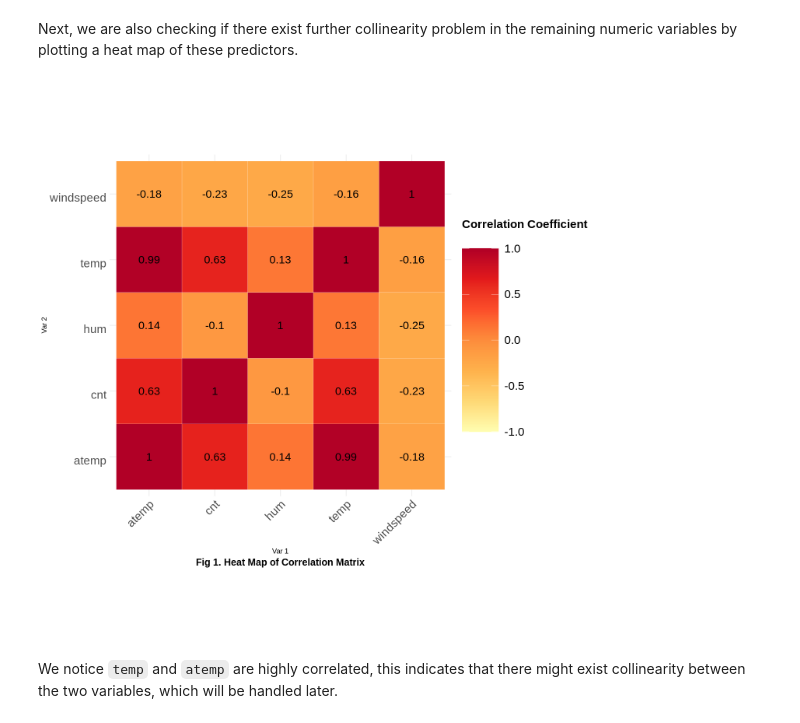
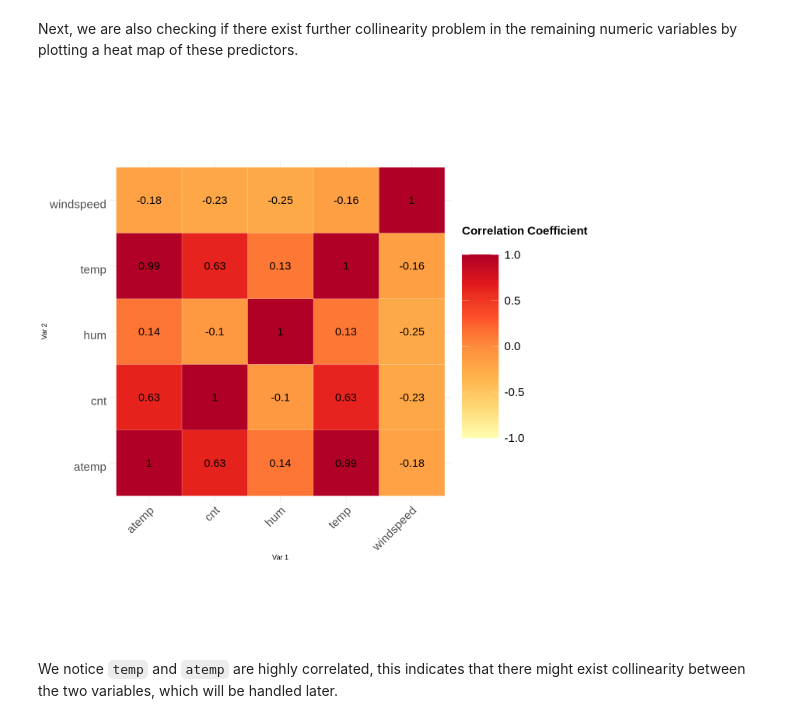
Before and after one commit to tonyliang19/stat301-group-project, a Jupyter notebook: src/methods_tony.ipynb, the cells around one changed output. Cells and saved outputs as stored; diff of their text form; code cells hidden in the pictures.

```diff
--- a/src/methods_tony.ipynb
+++ b/src/methods_tony.ipynb
@@ -140,37 +186,36 @@ options(repr.plot.width = 12, repr.plot.height = 12)
 corr_mat <- cor(bike_wrangled %>% select_if(is.numeric)) %>%
   as.data.frame() %>%
   rownames_to_column("var1") %>%
   pivot_longer(-var1, names_to = "var2", values_to = "corr")
 
 # Plot heat map of correlation matrix
 plot_corr_matrix <- corr_mat %>%
   ggplot(aes(x = var1, y = var2)) +
   geom_tile(aes(fill = corr), color = "white") +
   scale_fill_distiller("Correlation Coefficient \n",
     palette =  "YlOrRd",
     direction = 1, limits = c(-1, 1)
   ) +
-  labs(x = "Var 1", y = "Var 2", caption = "Fig 1. Heat Map of Correlation Matrix") +
+  labs(x = "Var 1", y = "Var 2") +
   theme_minimal() +
   theme(
     axis.text.x = element_text(
       angle = 45, vjust = 1,
       size = 18, hjust = 1
     ),
     axis.text.y = element_text(
       vjust = 1,
       size = 18, hjust = 1
     ),
     legend.title = element_text(size = 18, face = "bold"),
     legend.text = element_text(size = 18),
-    legend.key.size = unit(2, "cm"),
-    plot.caption = element_text(size = 15, hjust = 0.5, face = "bold")
+    legend.key.size = unit(2, "cm")
   ) +
   coord_fixed() +
   geom_text(aes(x = var1, var2, label = round(corr, 2)), color = "black", size = 6)
 plot_corr_matrix
 # %% [output]
-[figure, old version]
+[figure, new version]
 # %% [markdown]
 We notice `temp` and `atemp` are highly correlated, this indicates that there might exist collinearity between the two variables, which will be handled later.
 # %% [markdown]
```
Also changed, not shown: parts of 39 cells of this notebook.
